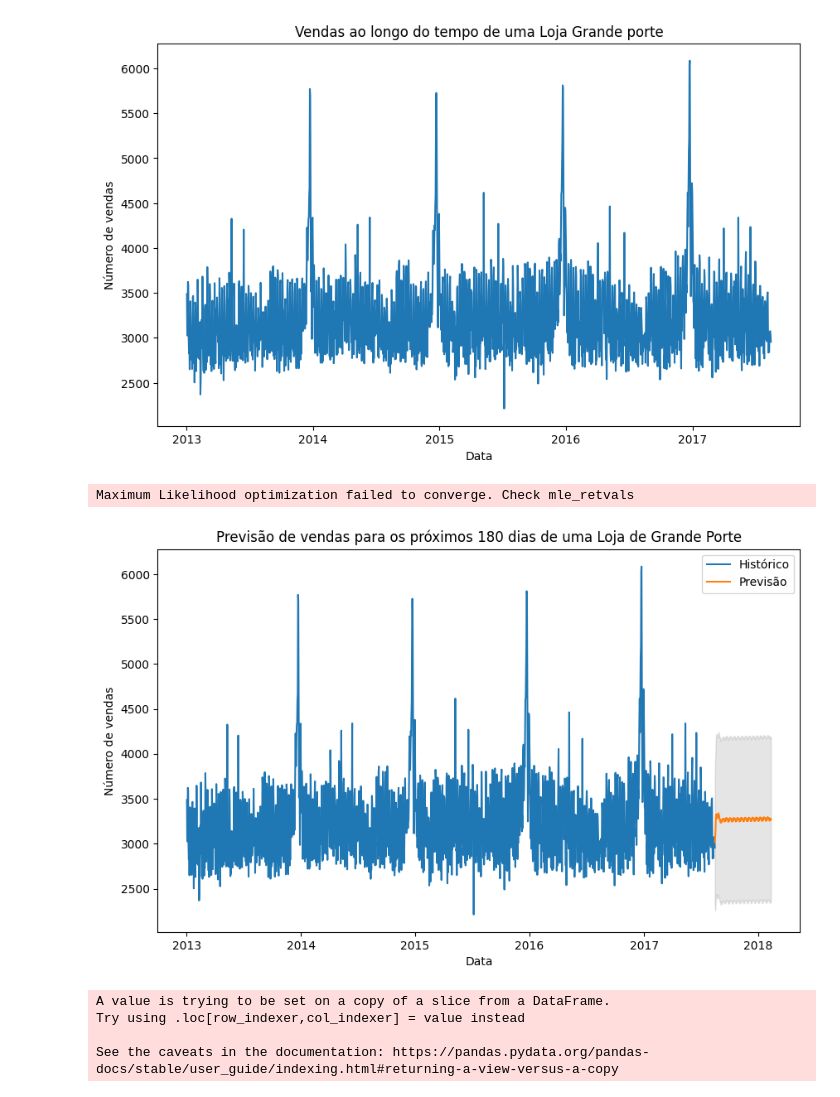
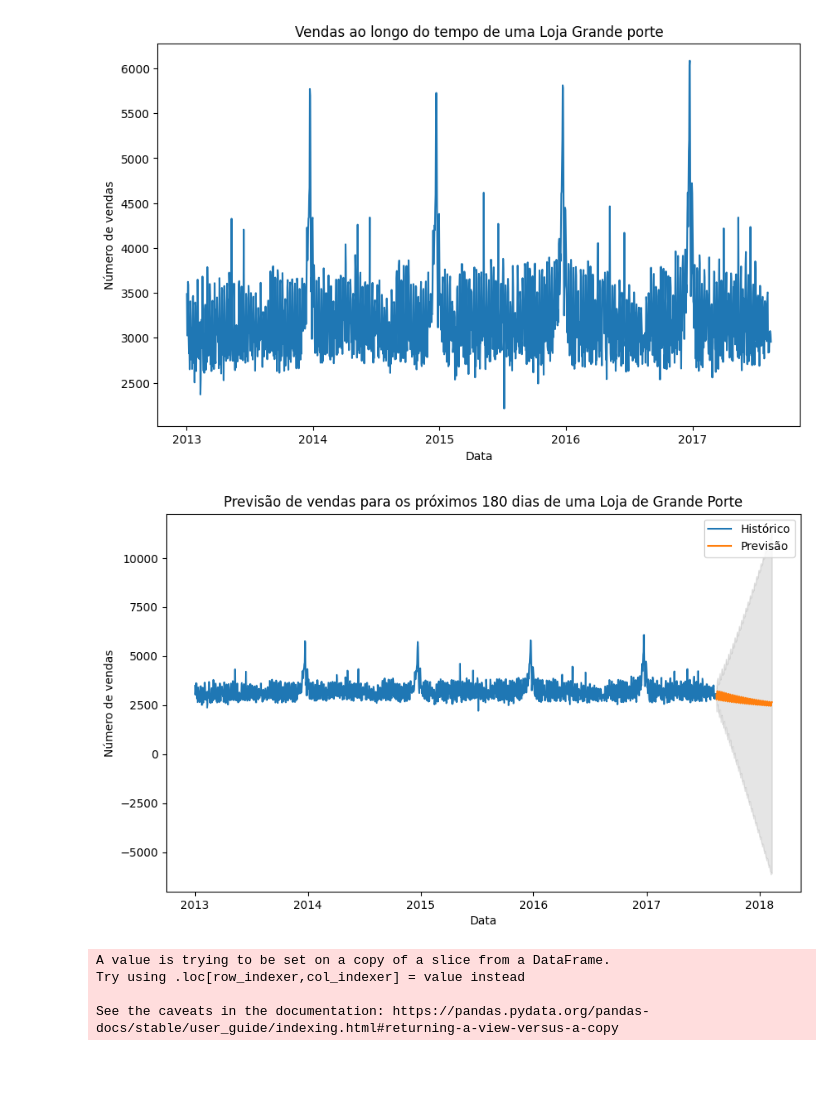
Before and after one commit to lgregs/TCC-PUCSP-CDIA, a Jupyter notebook: StoreSalesTimeSeries.ipynb, the cells around one changed output. Drawn from its saved outputs; the diff is of its cells as text; code cells hidden in the pictures; blank space fills up the shorter version.

```diff
--- a/StoreSalesTimeSeries.ipynb
+++ b/StoreSalesTimeSeries.ipynb
@@ -530,27 +552,26 @@ plt.show()
 [figure]
 # %%
 # Ajuste do modelo SARIMA
-model = SARIMAX(df_sarGP['transactions'], order=(1, 1, 1), seasonal_order=(1, 1, 1, 12))
+model = SARIMAX(df_sarGP['transactions'], order=(5, 1, 0), seasonal_order=(1, 0, 1, 7))
 result = model.fit()
 
 # Previsão dos próximos 180 dias
 forecast = result.get_forecast(steps=180)
 
 # Visualização da previsão
 plt.figure(figsize=(10, 6))
 plt.plot(df_sarGP['date'], df_sarGP['transactions'], label='Histórico')
 plt.plot(pd.date_range(start=df_sarGP['date'].max(), periods=180), forecast.predicted_mean, label='Previsão')
 plt.fill_between(pd.date_range(start=df_sarGP['date'].max(), periods=180),
                  forecast.conf_int()['lower transactions'],
                  forecast.conf_int()['upper transactions'], color='gray', alpha=0.2)
 plt.title('Previsão de vendas para os próximos 180 dias de uma Loja de Grande Porte')
 plt.xlabel('Data')
 plt.ylabel('Número de vendas')
 plt.legend()
 plt.show()
 # %% [output]
-Maximum Likelihood optimization failed to converge. Check mle_retvals
-[figure, old version]
+[figure, new version]
 # %%
 # Previsao de uma loja de pequeno porte
 
```
Also changed, not shown: parts of 12 cells of this notebook.
